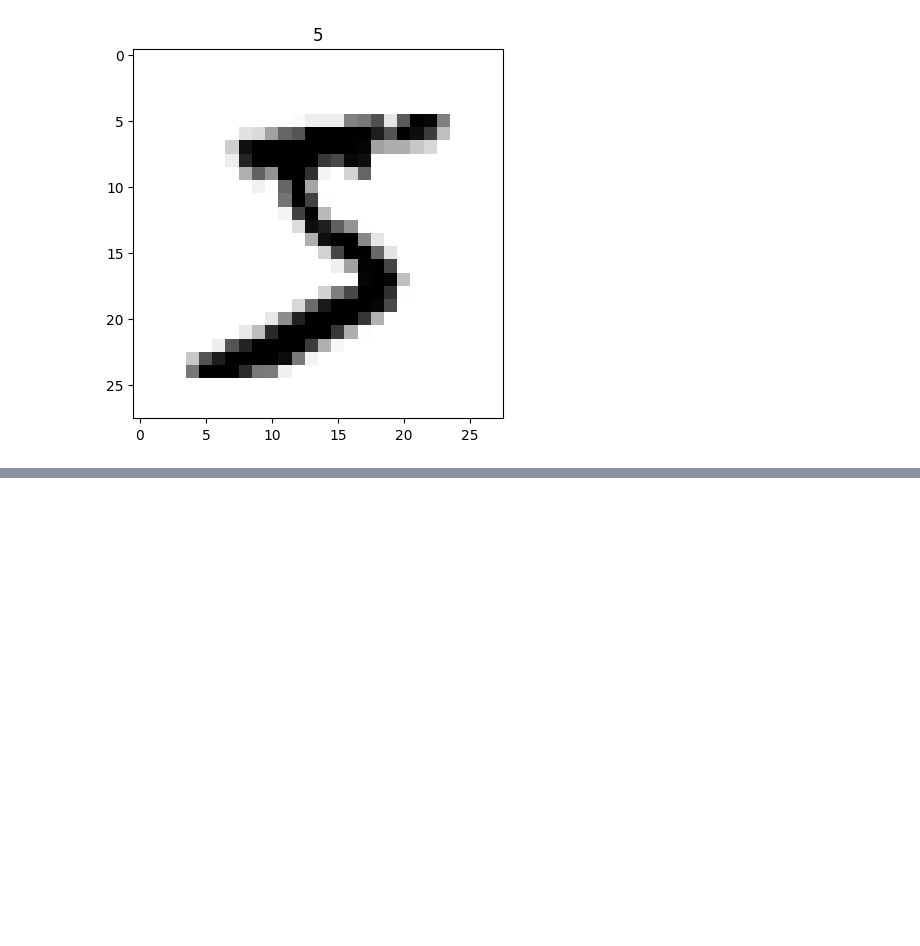
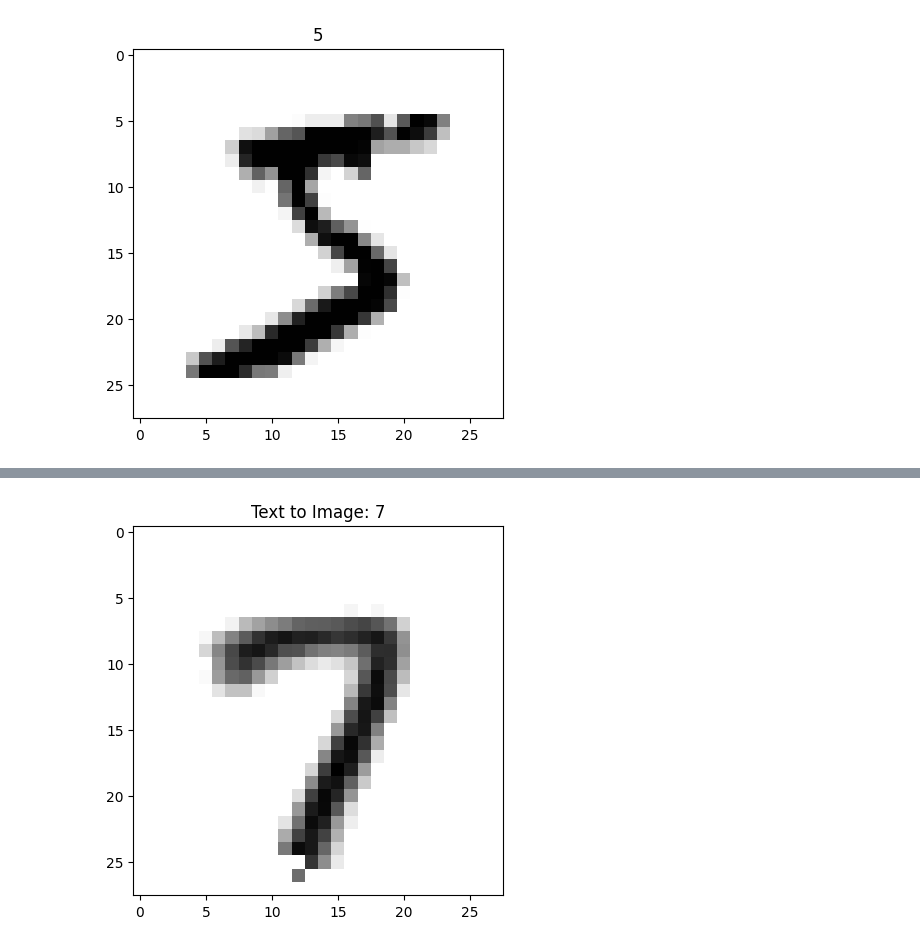
Before and after one commit to kanggo-sw/mnist_autoencoder, a Jupyter notebook: tutorial.ipynb, the cells around one changed output, grey strips where cells are left out. Cells and saved outputs as stored; diff of their text form; code cells hidden in the pictures; blank space fills up the shorter version.

```diff
--- a/tutorial.ipynb
+++ b/tutorial.ipynb
@@ -113,0 +235,46 @@ class AutoEncoder(nn.Module):
+# %%
+'''
+Text to Image 모델 학습
+'''
+
+epochs = 10
+learning_rate = 1e-3
+optimizer = torch.optim.Adam(model.parameters(), lr=learning_rate)
+
+for epoch in (pbar := tqdm(range(epochs))):
+    for data, label in dataloaders:
+        data = data.view(-1, 28 * 28).to(device)
+        one_hot = torch.stack([number_to_one_hot(number) for number in label]).to(device)
+
+        optimizer.zero_grad()
+
+        output = model.text_encoder(one_hot)
+        target = autoencoder.encoder(data)
+
+        loss = F.mse_loss(output, target)
+        loss.backward()
+
+        optimizer.step()
+
+        pbar.set_postfix(loss=loss.item())
+# %%
+'''
+학습된 Text to Image 모델 결과 확인
+'''
+
+
+def text_to_image(text):
+    one_hot = number_to_one_hot(int(text))
+
+    result = model(one_hot)
+    result = result.detach().cpu().numpy().reshape(28, 28)
+
+    plt.imshow(result, cmap="binary")
+    plt.title(f"Text to Image: {text}")
+    plt.show()
+
+
+number = input("그릴 숫자 입력: ")
+text_to_image(number)
+# %% [output]
+[figure, added]
```
Also changed, not shown: parts of 10 cells of this notebook.
